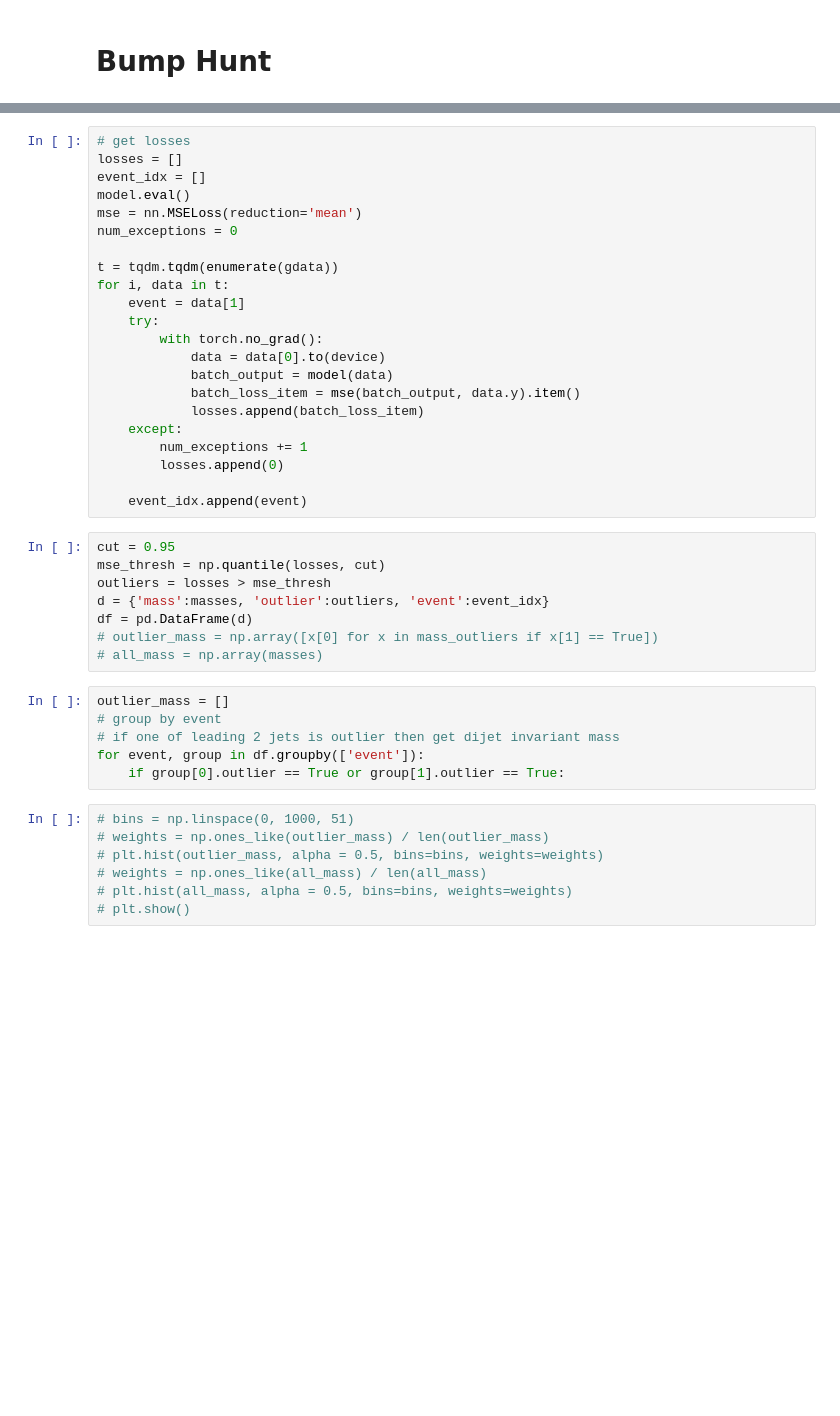
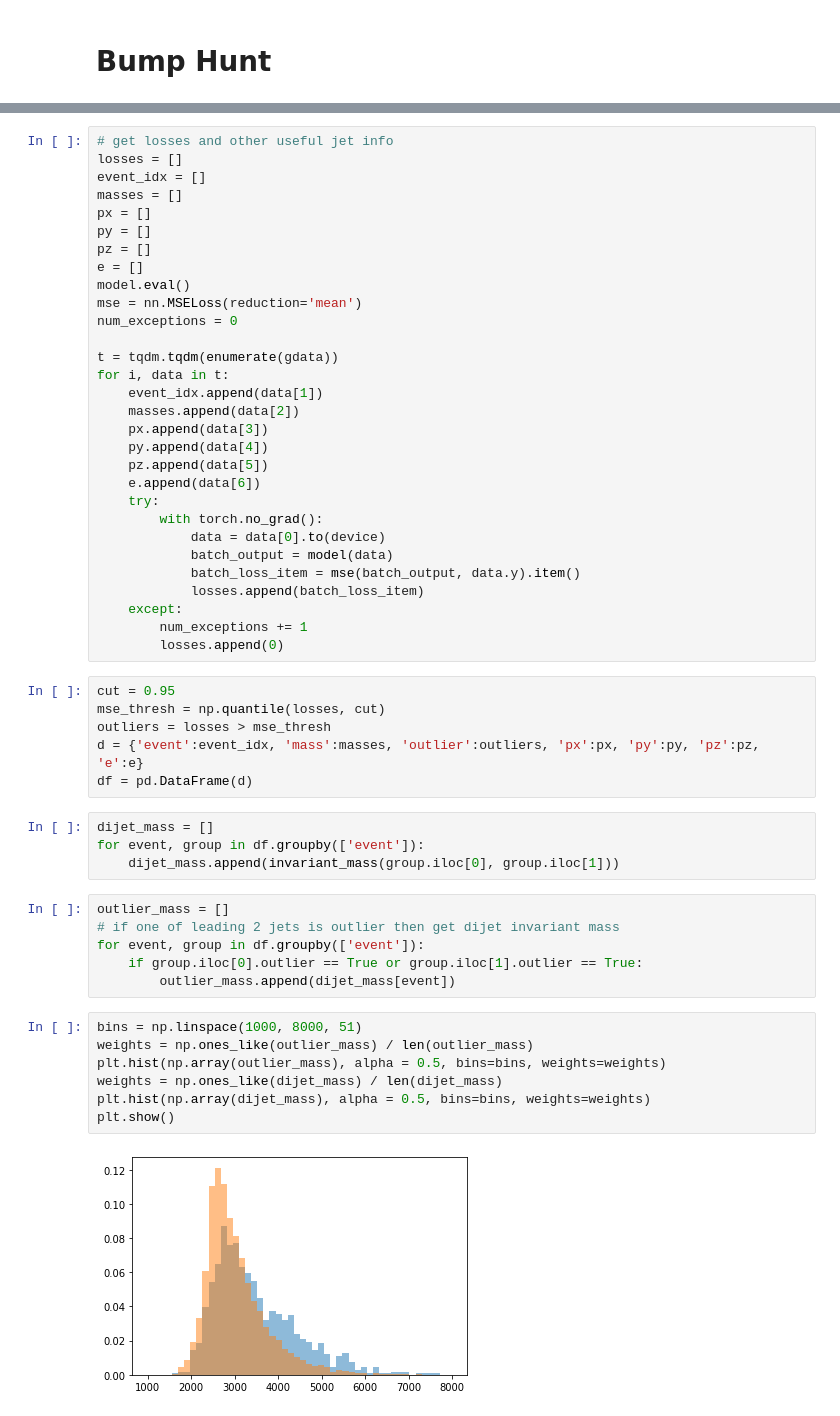
Before and after one commit to jmduarte/AnomalyDetection4Jets, a Jupyter notebook: code/GNN_geom.ipynb, the cells around one changed output, grey strips where cells are left out. Drawn from its saved outputs; the diff is of its cells as text; blank space fills up the shorter version.

Commit message:
dijet visualization

```diff
--- a/code/GNN_geom.ipynb
+++ b/code/GNN_geom.ipynb
@@ -235,14 +255,24 @@ make_hists(diff_e, output_e, input_e, bins)
 # %%
-# get losses
+# get losses and other useful jet info
 losses = []
 event_idx = []
+masses = []
+px = []
+py = []
+pz = []
+e = []
 model.eval()
 mse = nn.MSELoss(reduction='mean')
 num_exceptions = 0
 
 t = tqdm.tqdm(enumerate(gdata))
 for i, data in t:
-    event = data[1]
+    event_idx.append(data[1])
+    masses.append(data[2])
+    px.append(data[3])
+    py.append(data[4])
+    pz.append(data[5])
+    e.append(data[6])
     try:
         with torch.no_grad():
             data = data[0].to(device)
@@ -252,26 +282,28 @@ for i, data in t:
     except:
         num_exceptions += 1
         losses.append(0)
-
-    event_idx.append(event)
 # %%
 cut = 0.95
 mse_thresh = np.quantile(losses, cut)
 outliers = losses > mse_thresh
-d = {'mass':masses, 'outlier':outliers, 'event':event_idx}
+d = {'event':event_idx, 'mass':masses, 'outlier':outliers, 'px':px, 'py':py, 'pz':pz, 'e':e}
 df = pd.DataFrame(d)
-# outlier_mass = np.array([x[0] for x in mass_outliers if x[1] == True])
-# all_mass = np.array(masses)
+# %%
+dijet_mass = []
+for event, group in df.groupby(['event']):
+    dijet_mass.append(invariant_mass(group.iloc[0], group.iloc[1]))
 # %%
 outlier_mass = []
-# group by event
 # if one of leading 2 jets is outlier then get dijet invariant mass
 for event, group in df.groupby(['event']):
-    if group[0].outlier == True or group[1].outlier == True:
+    if group.iloc[0].outlier == True or group.iloc[1].outlier == True:
+        outlier_mass.append(dijet_mass[event])
 # %%
-# bins = np.linspace(0, 1000, 51)
-# weights = np.ones_like(outlier_mass) / len(outlier_mass)
-# plt.hist(outlier_mass, alpha = 0.5, bins=bins, weights=weights)
-# weights = np.ones_like(all_mass) / len(all_mass)
-# plt.hist(all_mass, alpha = 0.5, bins=bins, weights=weights)
-# plt.show()
+bins = np.linspace(1000, 8000, 51)
+weights = np.ones_like(outlier_mass) / len(outlier_mass)
+plt.hist(np.array(outlier_mass), alpha = 0.5, bins=bins, weights=weights)
+weights = np.ones_like(dijet_mass) / len(dijet_mass)
+plt.hist(np.array(dijet_mass), alpha = 0.5, bins=bins, weights=weights)
+plt.show()
+# %% [output]
+[figure, added]
```
Also changed, not shown: parts of 6 cells of this notebook.
